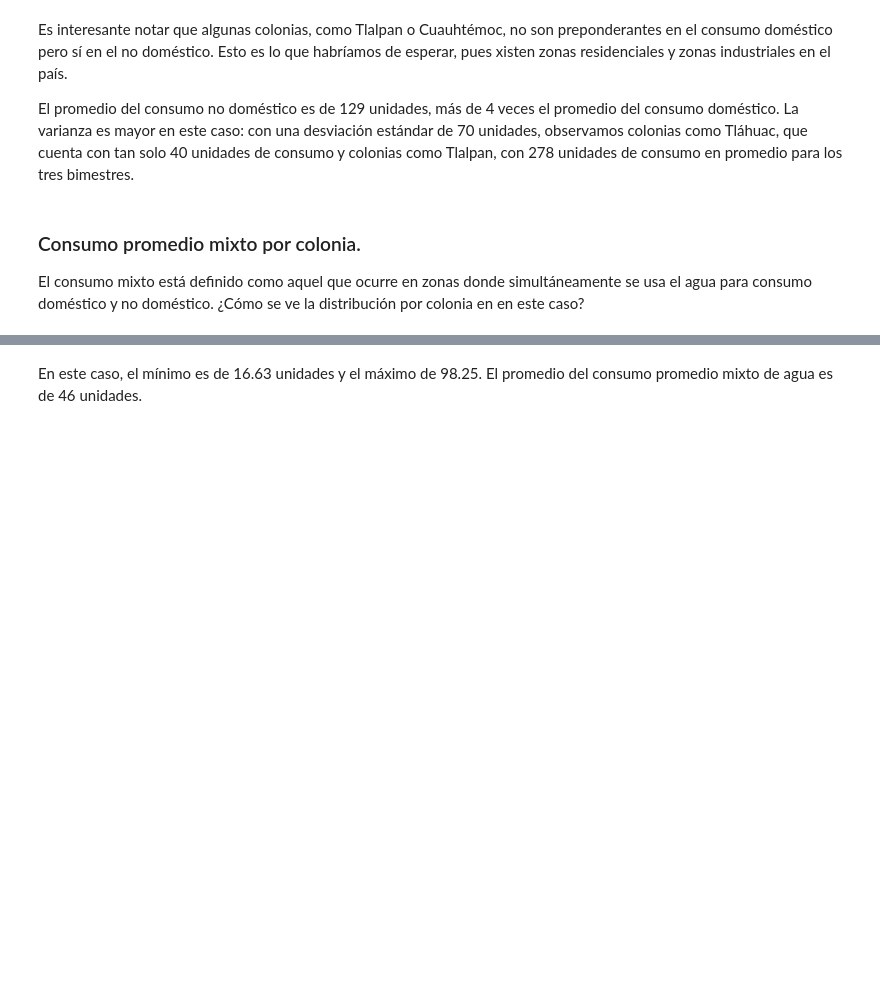
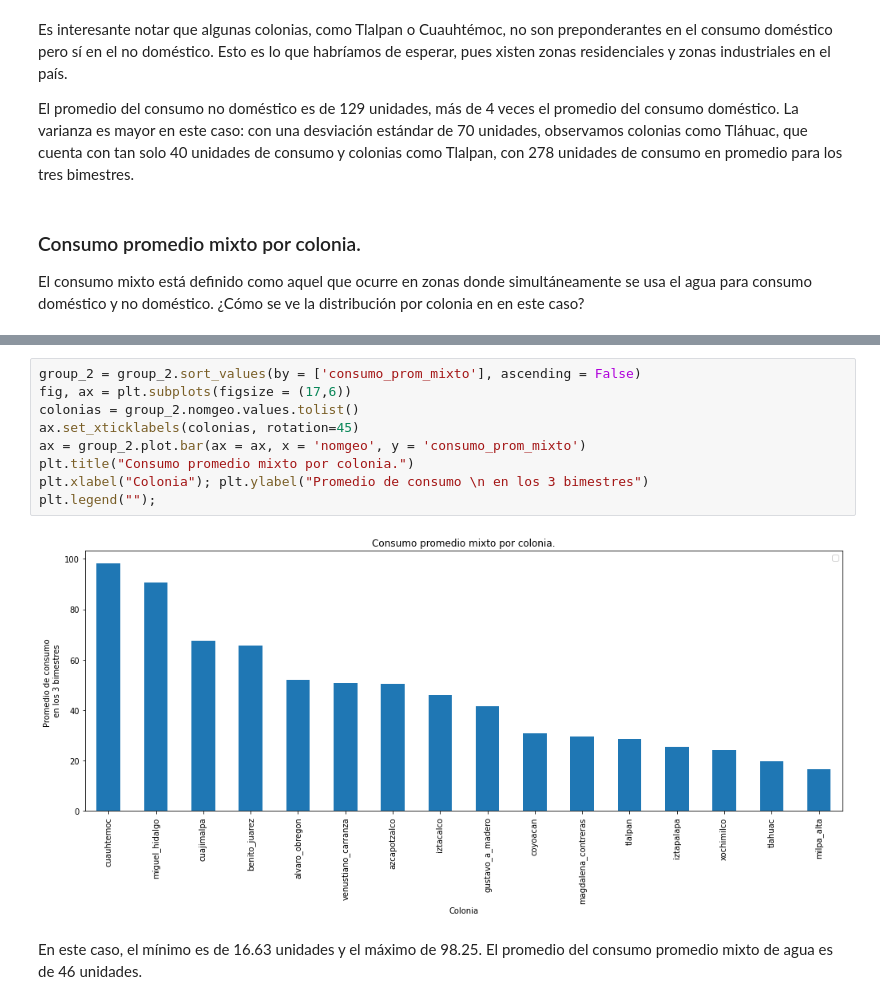
Before and after one commit to lechugaa/intro_ds_p1_consumo_agua, a Jupyter notebook: agua_profiling_expo.ipynb, the cells around one changed output, grey strips where cells are left out. Drawn from its saved outputs; the diff is of its cells as text; blank space fills up the shorter version.

```diff
--- a/agua_profiling_expo.ipynb
+++ b/agua_profiling_expo.ipynb
@@ -1115,3 +1139,14 @@ El consumo mixto está definido como aquel que ocurre en zonas donde simultánea
+# %%
+group_2 = group_2.sort_values(by = ['consumo_prom_mixto'], ascending = False)
+fig, ax = plt.subplots(figsize = (17,6))
+colonias = group_2.nomgeo.values.tolist()
+ax.set_xticklabels(colonias, rotation=45)
+ax = group_2.plot.bar(ax = ax, x = 'nomgeo', y = 'consumo_prom_mixto')
+plt.title("Consumo promedio mixto por colonia.")
+plt.xlabel("Colonia"); plt.ylabel("Promedio de consumo \n en los 3 bimestres")
+plt.legend("");
+# %% [output]
+[figure, added]
 # %% [markdown]
 En este caso, el mínimo es de 16.63 unidades y el máximo de 98.25. El promedio del consumo promedio mixto de agua es de 46 unidades.
 # %% [markdown]
```
Also changed, not shown: parts of 23 cells of this notebook, 1 other file.
